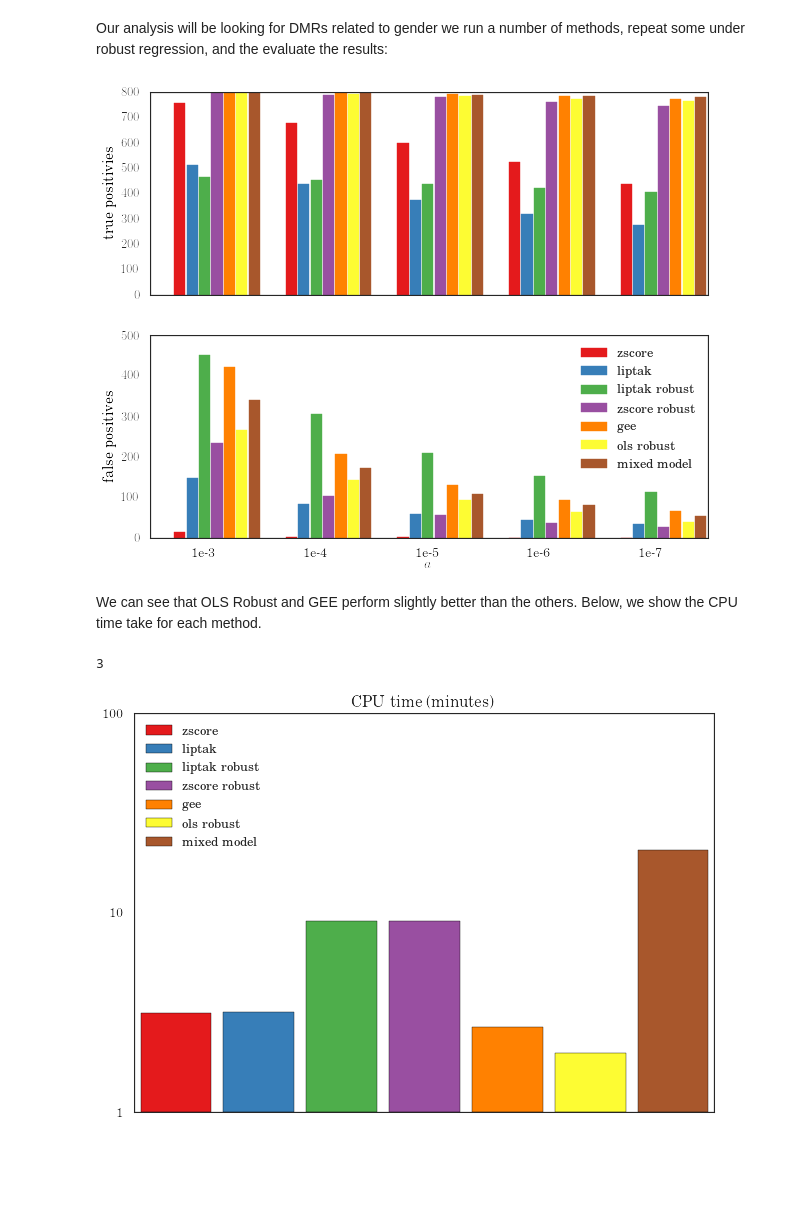
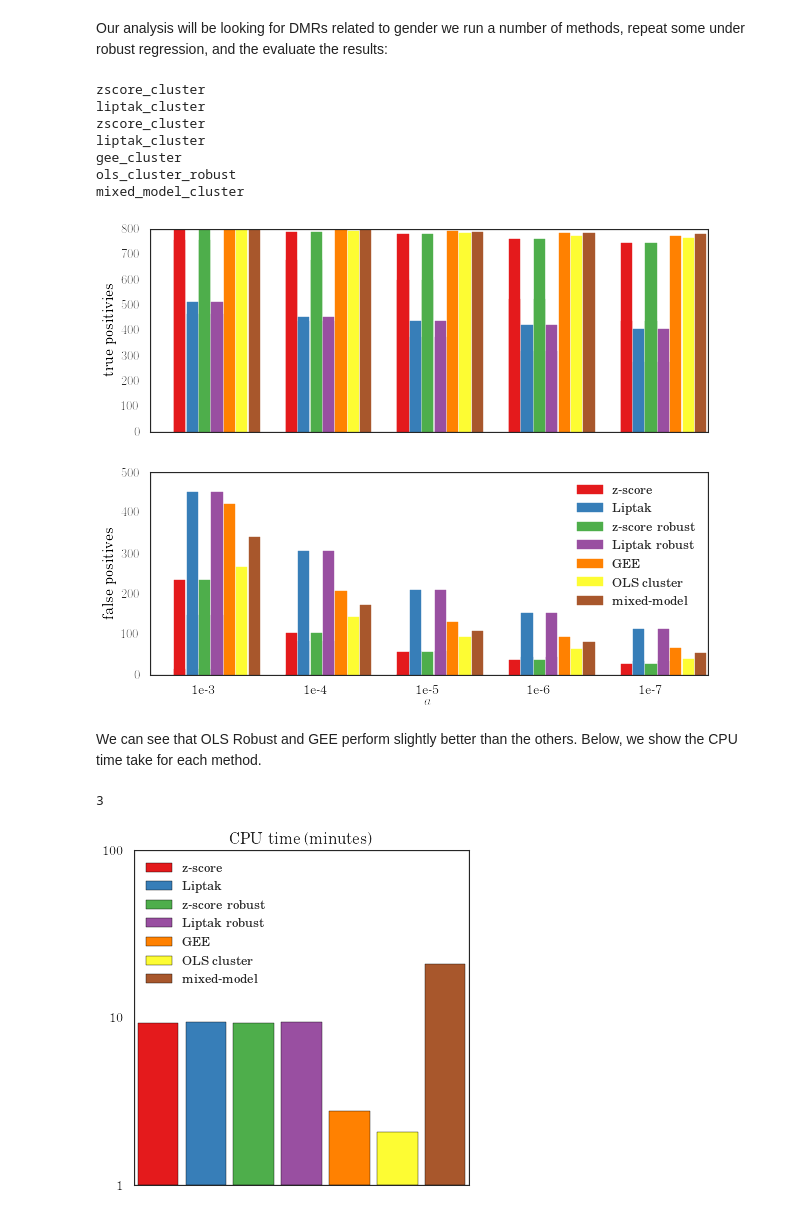
Before and after one commit to brentp/crystal, a Jupyter notebook: notebooks/crystal-methods-evaluation.ipynb, the cells around one changed output. Saved outputs shown, nothing was run; the diff lists cells and outputs as text; code cells hidden in the pictures; blank space fills up the shorter version.

```diff
--- a/notebooks/crystal-methods-evaluation.ipynb
+++ b/notebooks/crystal-methods-evaluation.ipynb
@@ -99,22 +102,22 @@ np.random.seed(42)
 nclusters = len(true_clusters)
 
 formula = "methylation ~ age + gender"
+formula_cpg = formula + " + CpG"
 
 coef = 'gender'
 
-results = list(it.starmap(evaluate_method, ((clusters, nclusters, covs, formula, coef, fn) \
-                                        for fn in (zscore_cluster, liptak_cluster))))
-#"""
-for fn in (liptak_cluster, zscore_cluster):
-     res = evaluate_method(clusters, nclusters, covs, formula, coef, fn, dict(robust=True))
-     res['method'] += " robust"
-     results.append(res)
-#"""
+methods, models, clean_methods, kwargs = zip(*[(zscore_cluster, formula, "z-score", {}),
+                                       (liptak_cluster, formula, "Liptak", {}),
+                                       (zscore_cluster, formula, "z-score robust", dict(robust=True)),
+                                       (liptak_cluster, formula, "Liptak robust", dict(robust=True)),
 
-formula += " + CpG"
-results.extend(it.starmap(evaluate_method, ((clusters, nclusters, covs, formula, coef, fn) \
-                                        for fn in (gee_cluster, ols_cluster_robust, mixed_model_cluster))))
+                                       (gee_cluster, formula_cpg, "GEE", {}),
+                                       (ols_cluster_robust, formula_cpg, "OLS cluster", {}),
+                                       (mixed_model_cluster, formula_cpg, "mixed-model", {}),
+                                       ])
 
+
+results = [evaluate_method(clusters, nclusters, covs, model, coef, fn, kw) for (fn, model, kw) in zip(methods, models, kwargs)]
 results = pd.DataFrame(results)
 # put data in long format
 results = pd.melt(results,
@@ -123,56 +126,63 @@ results = pd.melt(results,
             c], value_name='n_lt_alpha')
 results['alpha'] = [10**-int(x.split("_")[1]) for x in results['variable']]
 results['truth'] = [x.split('_')[0] for x in results['variable']]
+# %% [output]
+zscore_cluster
+liptak_cluster
+zscore_cluster
+liptak_cluster
+gee_cluster
+ols_cluster_robust
+mixed_model_cluster
 # %%
 import matplotlib.pyplot as plt
 sns.set(style="white", context="talk")
 
-r = results[results.alpha < 0.01]
-fig, axs = plt.subplots(2, 1, figsize=(10, 8), sharex=True)
-colors = sns.color_palette("Set1", 8)
+def plot_alphas(results):
+    r = results[results.alpha < 0.01]
+    fig, axs = plt.subplots(2, 1, figsize=(10, 8), sharex=True)
+    colors = sns.color_palette("Set1", 8)
 
-methods = list(r.method.unique())
+    for j, truth in enumerate(("true", "false")):
+        shapes = []
+        for i, m in enumerate(methods):
+            xx = -np.log10(r.alpha[(r.truth == truth) & (r.method == m.func_name)])
+            y = r.n_lt_alpha[(r.truth == truth) & (r.method == m.func_name)]
+            f = axs[j].bar(left=xx+i/9. - 0.28, height=y, width=0.1, fc=colors[i], ec=colors[i])
+            shapes.append(f[0])
+            axs[j].set_xlim(2.5, 7.5)
 
-for j, truth in enumerate(("true", "false")):
-    shapes = []
-    for i, m in enumerate(methods):
-        xx = -np.log10(r.alpha[(r.truth == truth) & (r.method == m)])
-        y = r.n_lt_alpha[(r.truth == truth) & (r.method == m)]
-        f = axs[j].bar(left=xx+i/9. - 0.28, height=y, width=0.1, fc=colors[i], ec=colors[i])
-        shapes.append(f[0])
-        axs[j].set_xlim(2.5, 7.5)
+    axs[1].legend(shapes, clean_methods)
+    axs[1].set_xticks(xx.unique())
+    axs[1].set_xticklabels(['1e-%s' % x for x in range(3, 8)])
+    axs[1].set_xlabel('$a$')
 
-axs[1].legend(shapes, [x.replace("_", " ").replace(" cluster", "") for x in methods])
-axs[1].set_xticks(xx.unique())
-axs[1].set_xticklabels(['1e-%s' % x for x in range(3, 8)])
-axs[1].set_xlabel('$a$')
+    axs[1].set_ylabel('false positives')
+    axs[0].set_ylabel('true positivies')
+    return fig, axs
 
-axs[1].set_ylabel('false positives')
-axs[0].set_ylabel('true positivies')
-
-plt.show()
+fig, axs = plot_alphas(results)
 # %% [output]
-[figure, old version]
+[figure, new version]
 # %% [markdown]
 We can see that OLS Robust and GEE perform slightly better than the others.
 Below, we show the CPU time take for each method.
 # %%
 ymax = int(np.log10(1000))
 print ymax
-fig, ax = plt.subplots()
-clean_methods = [x.replace('_cluster', '').replace("_", ' ') for x in methods]
+fig, ax = plt.subplots(figsize=(6, 6))
 
 times = dict(results.groupby('method')['time'].aggregate(np.max))
 shapes = []
-for i, t in enumerate(times[m] for m in methods):
+for i, t in enumerate(times[m.func_name] for m in methods):
     s = ax.bar(i + 0.08, height=np.log10(1 + float(t) / 60.), width=0.85, fc=colors[i])
     shapes.append(s[0])
 ax.set_yticks(range(ymax))
 ax.set_yticklabels(["%i" % (10**i) for i in range(ymax)])
 ax.set_title('CPU time (minutes)')
 ax.set_xticks([]) # x + 0.4 for x in range(len(methods))])
 #ax.set_xticklabels(clean_methods)
 ax.legend(shapes, clean_methods, loc="upper left");
 # %% [output]
 3
-[figure, old version]
+[figure, new version]
```
Also changed, not shown: parts of 11 cells of this notebook.
